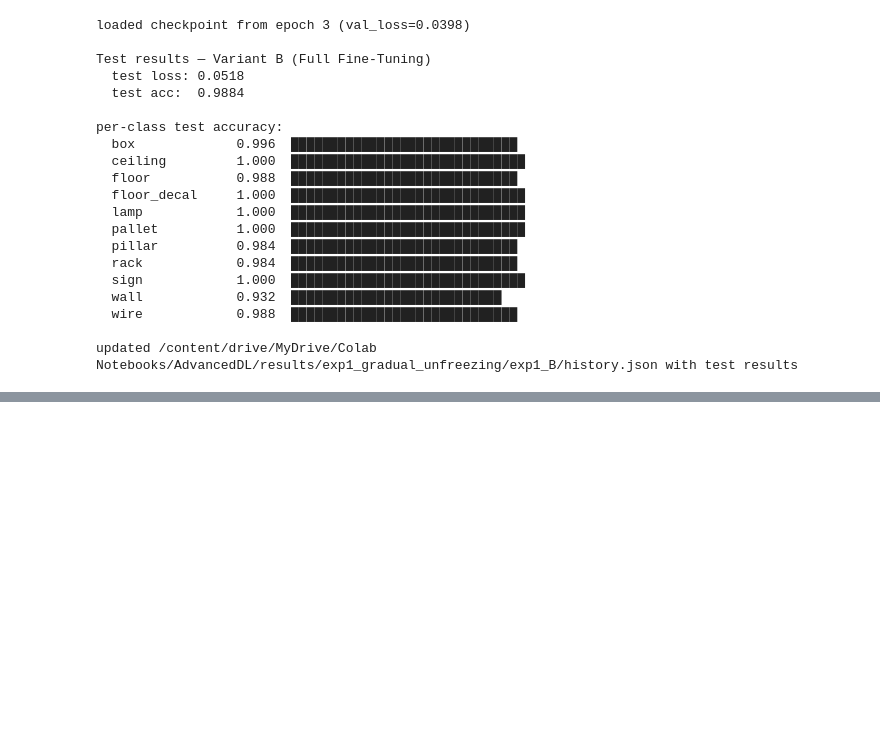
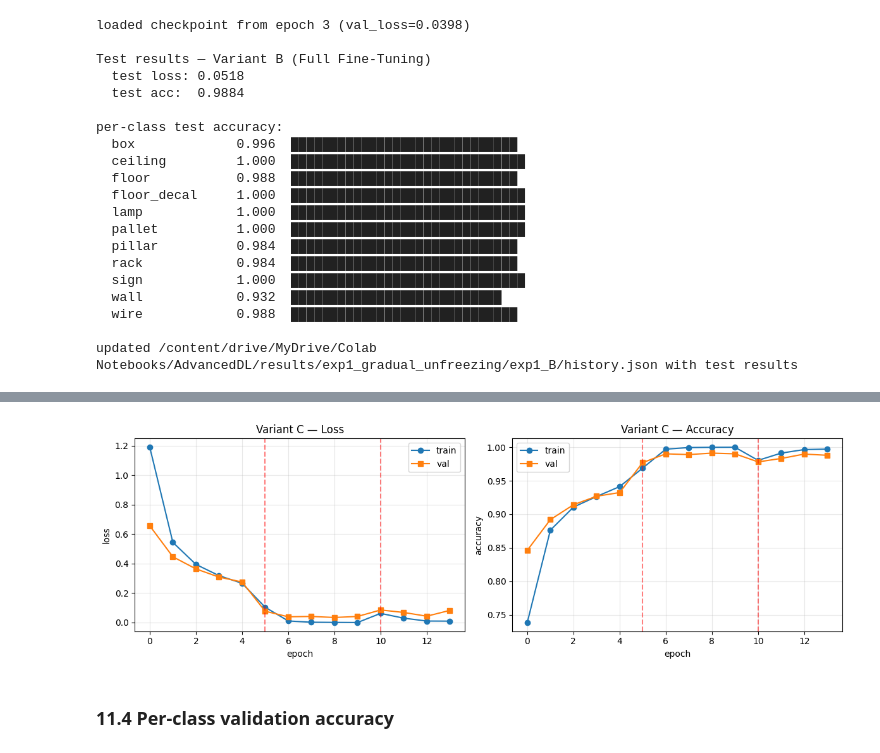
Before and after one commit to iav2002/Assignment_Advanced_Topics_In_DeepLearning, a Jupyter notebook: Part2_Experiments_1.ipynb, the cells around one changed output, grey strips where cells are left out. Cells and saved outputs as stored; diff of their text form; code cells hidden in the pictures; blank space fills up the shorter version.

Commit message:
Variant C, Progressive unfrozen

```diff
--- a/Part2_Experiments_1.ipynb
+++ b/Part2_Experiments_1.ipynb
@@ -772,0 +967,32 @@ updated /content/drive/MyDrive/Colab Notebooks/AdvancedDL/results/exp1_gradual_u
+# %%
+fig, axes = plt.subplots(1, 2, figsize=(12, 4))
+
+epochs_run = range(len(history['train_loss']))
+axes[0].plot(epochs_run, history['train_loss'], label='train', marker='o')
+axes[0].plot(epochs_run, history['val_loss'], label='val', marker='s')
+axes[0].set_xlabel('epoch')
+axes[0].set_ylabel('loss')
+axes[0].set_title('Variant C — Loss')
+# vertical lines at unfreeze events to make their effect on the curve visible
+for ev in history['unfreeze_events']:
+    axes[0].axvline(ev['epoch'], color='red', linestyle='--', alpha=0.5)
+axes[0].legend()
+axes[0].grid(alpha=0.3)
+
+axes[1].plot(epochs_run, history['train_acc'], label='train', marker='o')
+axes[1].plot(epochs_run, history['val_acc'], label='val', marker='s')
+axes[1].set_xlabel('epoch')
+axes[1].set_ylabel('accuracy')
+axes[1].set_title('Variant C — Accuracy')
+for ev in history['unfreeze_events']:
+    axes[1].axvline(ev['epoch'], color='red', linestyle='--', alpha=0.5)
+axes[1].legend()
+axes[1].grid(alpha=0.3)
+
+plt.tight_layout()
+plt.savefig(VARIANT_DIR / 'curves.png', dpi=120)
+plt.show()
+# %% [output]
+[figure, added]
+# %% [markdown]
+### 11.4 Per-class validation accuracy
```
Also changed, not shown: parts of 16 cells of this notebook.
